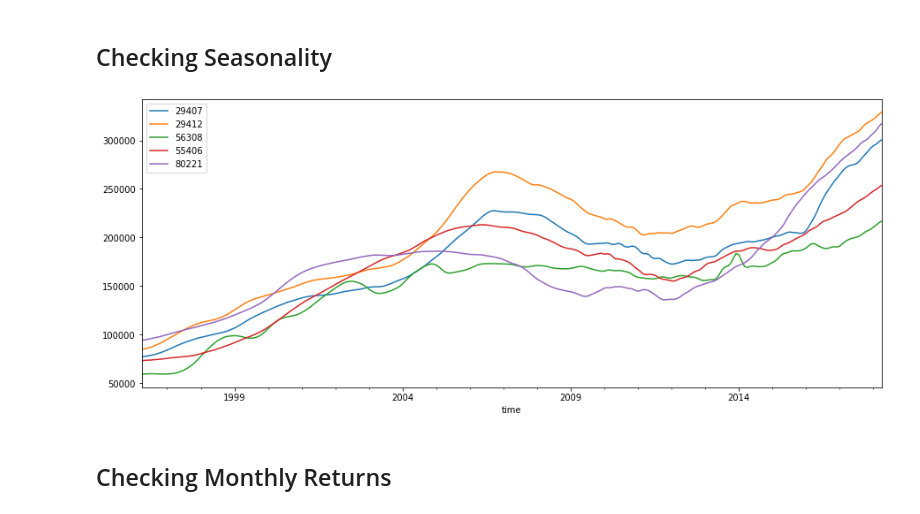
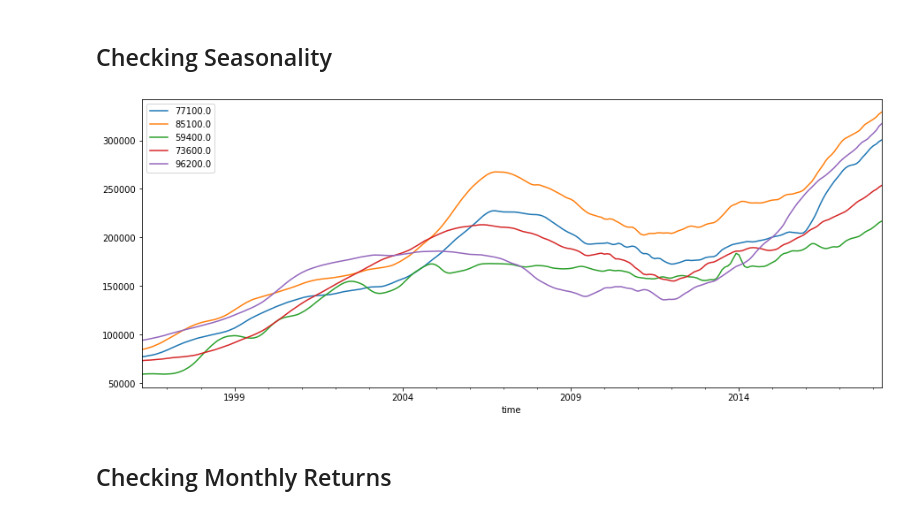
Before and after one commit to k0marrr1/Time_Series_Zillow, a Jupyter notebook: Project.ipynb, the cells around one changed output. Cells and saved outputs as stored; diff of their text form; code cells hidden in the pictures.

```diff
--- a/Project.ipynb
+++ b/Project.ipynb
@@ -317,10 +315,10 @@ Name: value, dtype: float64
 # %%
 #Checking for seasonality in Data
 for i in range(5):
-    dfs_ts[i].value.plot(label=dfs_ts[i].RegionName[i],figsize=(15,6))
+    dfs_ts[i].value.plot(label=dfs_ts[i].value[i],figsize=(15,6))
     plt.legend()
 # %% [output]
-[figure, old version]
+[figure, new version]
 # %% [markdown]
 ## Checking Monthly Returns
 # %%
```
Also changed, not shown: parts of 33 cells of this notebook.
